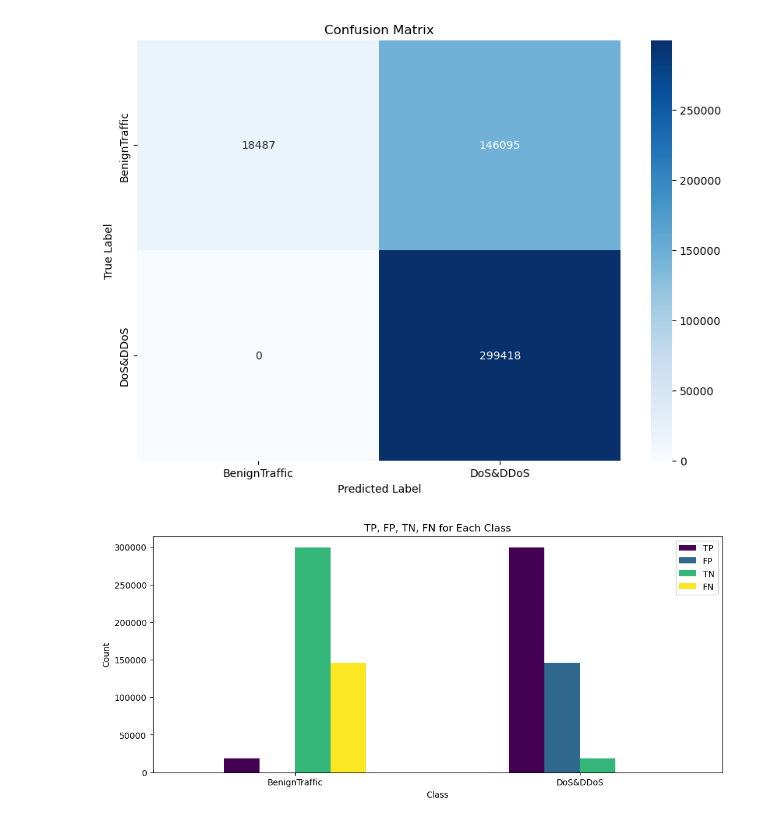
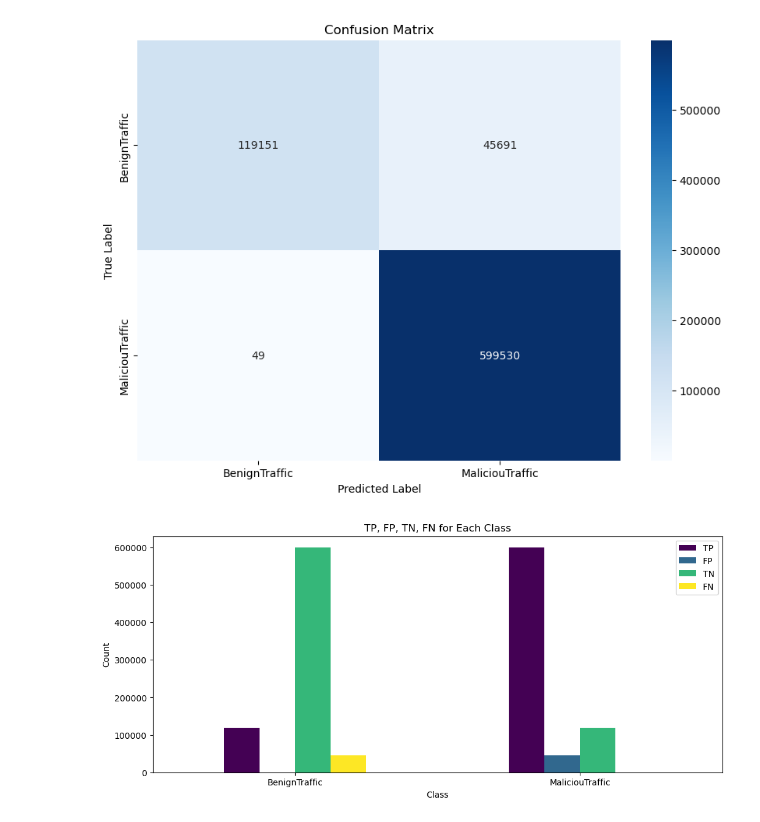
Before and after one commit to HocVoNgThai/Enhancing-Privacy-Preservation-of-Federated-Learning-for-Intrusion-Detection-System, a Jupyter notebook: CNN_dask_binary_new_dataset.ipynb, the cells around one changed output. Saved outputs shown, nothing was run; the diff lists cells and outputs as text; code cells hidden in the pictures.

```diff
--- a/CNN_dask_binary_new_dataset.ipynb
+++ b/CNN_dask_binary_new_dataset.ipynb
@@ -10,7 +10,7 @@ from tensorflow.keras.layers import Conv1D, MaxPooling1D, Flatten, Dense, Dropou
 
 # file_path = "Processed_Data/Mapped_Dataset.csv"
 # file_path="C:/Users/hoang/FileCSV_DACN_2025/Benign_ddos_dos_Mapped_Dataset.csv"
-file_path = "balanced_dataset_final.csv"
+file_path = "remapping_dataset_scale_v2.csv"
 
 df = dk.read_csv(file_path)
 # %% [output]
@@ -128,14 +128,14 @@ model.compile(optimizer='adam', loss='binary_crossentropy', metrics=['accuracy']
 from tensorflow.keras.callbacks import CSVLogger
 os.makedirs("log_mono", exist_ok=True)
 csv_logger = CSVLogger("log_mono/"+ datetime.now().strftime("%Hh%Mp__%d-%m-%Y")+".csv" , append=True)
-model.fit(train_gen, epochs=25, steps_per_epoch=20000, verbose = 1, callbacks=[csv_logger])
+model.fit(train_gen, epochs=50, steps_per_epoch=8465, verbose = 1, callbacks=[csv_logger])
 
 
 end_time = datetime.now()
 simulated_time = end_time - start_time
-
+model_name = "saved_model/cnn_model_2-0_batch512_" + datetime.now().strftime("%Hh%Mp__%d-%m-%Y")+".keras"
 # Lưu mô hình
-model.save("saved_model/cnn_model_2-0_batch512_" + datetime.now().strftime("%Hh%Mp__%d-%m-%Y")+".keras")
+model.save(model_name)
 
 print(f"Simulated time: {simulated_time}")
 # %% [output]
@@ -195,7 +199,7 @@ import numpy as np
 import matplotlib.pyplot as plt
 
 #input_model = "/home/hoangvn/Enhancing_PP_of_FL_for_IDS/saved_model/cnn_model_2-0_batch512_10h07p__13-04-2025.keras"
-model = load_model("saved_model/cnn_model_2-0_batch512_12h42p__18-04-2025.keras")
+model = load_model(model_name)
 
 # Tính số hàng thật sự trong test_df
 num_samples_test = test_df.shape[0].compute()
@@ -254,7 +257,7 @@ from sklearn.metrics import confusion_matrix
 # Tạo ma trận nhầm lẫn
 cm = confusion_matrix(y_true_all, y_pred_all)
 
-attack_types =['BenignTraffic', 'DoS&DDoS']
+attack_types =['BenignTraffic', 'MaliciouTraffic']
 # Vẽ heatmap
 plt.figure(figsize=(10, 7))
 # sns.heatmap(cm, annot=True, fmt="d", cmap="Blues", xticklabels=range(cm.shape[0]), yticklabels=range(cm.shape[0))
@@ -269,32 +272,32 @@ plt.title("Confusion Matrix")
 plt.show()
 
 
 metrics = []
 num_classes = len(attack_types)
 
 # Duyệt từng lớp để tính TP, FP, TN, FN
 for i in range(num_classes):
     TP = cm[i, i]
     FP = cm[:, i].sum() - TP
     FN = cm[i, :].sum() - TP
     TN = cm.sum() - (TP + FP + FN)
 
     metrics.append([attack_types[i], TP, FP, TN, FN])
 
 # Chuyển thành DataFrame
 df_metrics = pd.DataFrame(metrics, columns=["Attack_Types", "TP", "FP", "TN", "FN"])
 # Vẽ biểu đồ
 df_metrics.set_index("Attack_Types").plot(kind="bar", figsize=(12, 5), colormap="viridis")
 
 # Thêm nhãn
 plt.xlabel("Class")
 plt.ylabel("Count")
 plt.title("TP, FP, TN, FN for Each Class")
 plt.xticks(rotation=0)
 plt.legend(["TP", "FP", "TN", "FN"])
 
 # Hiển thị
 plt.show()
 # %% [output]
-[figure, old version]
+[figure, new version]
-[figure, old version]
+[figure, new version]
```
Also changed, not shown: parts of 6 cells of this notebook, 2 other files.
